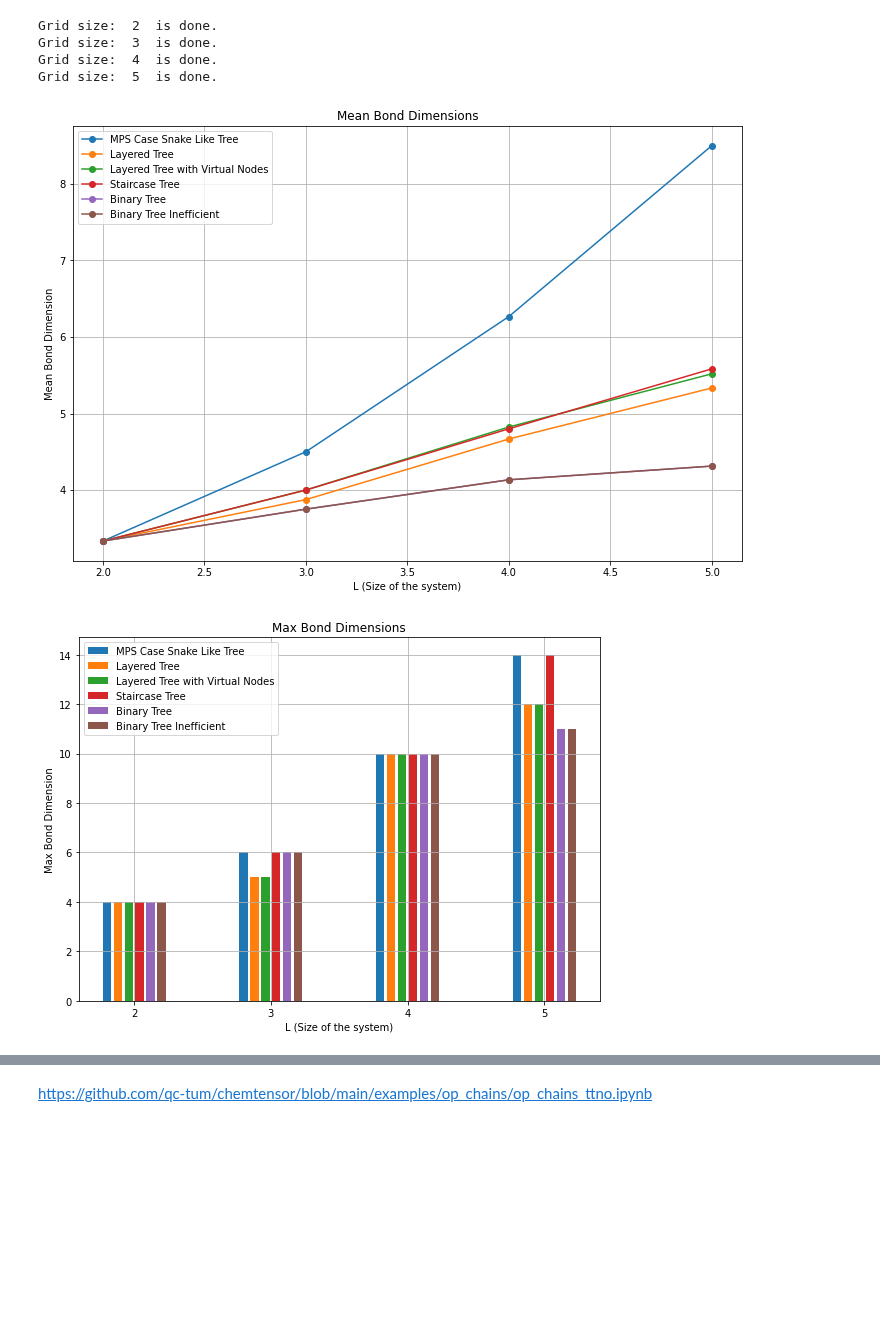
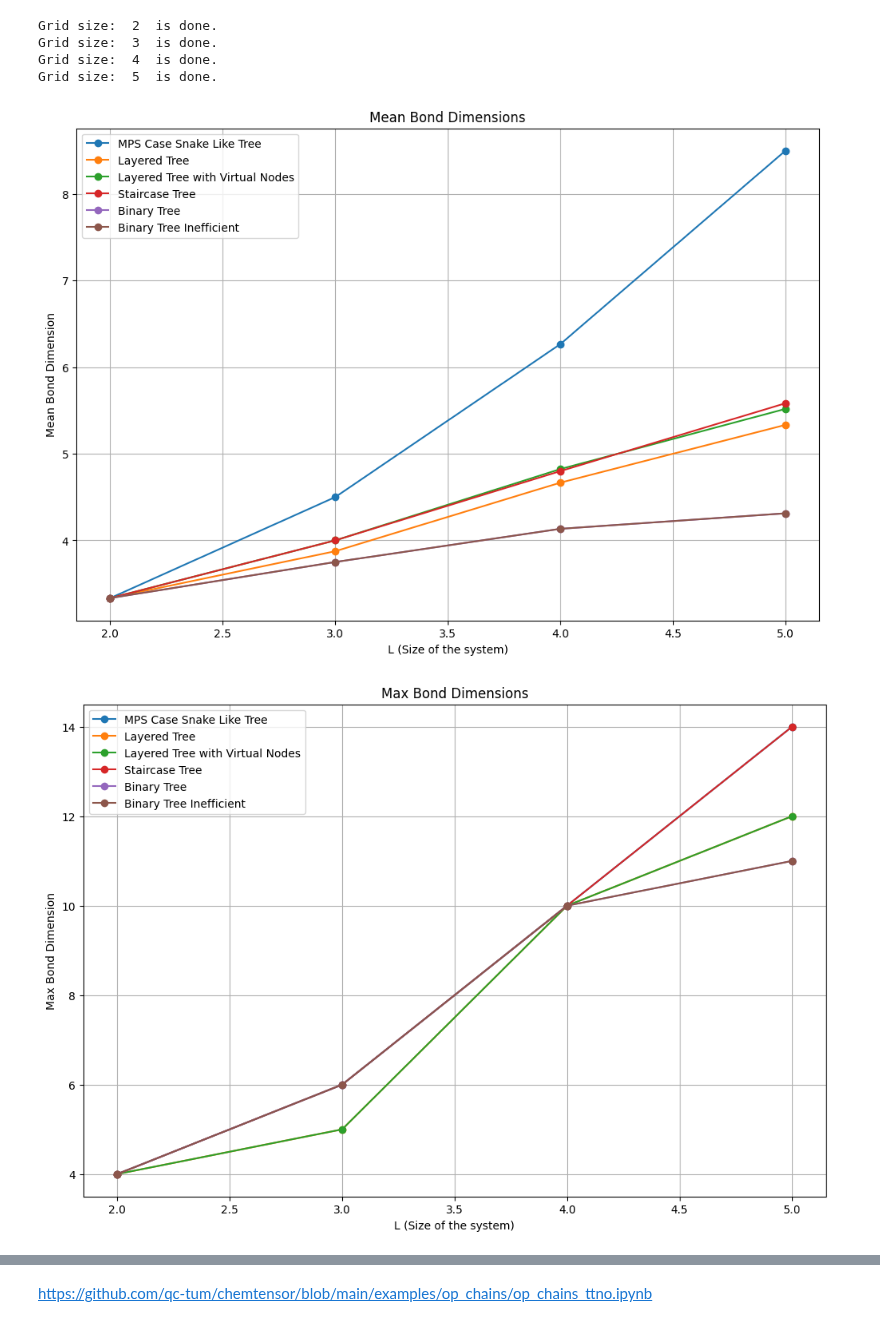
Before and after one commit to Drachier/PyTreeNet, a Jupyter notebook: example_notebooks/test_grid.ipynb, the cells around one changed output, grey strips where cells are left out. Saved outputs shown, nothing was run; the diff lists cells and outputs as text; code cells hidden in the pictures; blank space fills up the shorter version.

Commit message:
New coefficients tested - working

```diff
--- a/example_notebooks/test_grid.ipynb
+++ b/example_notebooks/test_grid.ipynb
@@ -593,31 +591,28 @@ def generate_hamiltonian(L, J, g):
 # %%
-def construct_hamiltonian(ham, coeffs_mapping, coeffs= None, ) -> ptn.Hamiltonian:
-
-    if coeffs is None:
-        coeffs = [1 for _ in range(len(ham))]
+def construct_hamiltonian(ham, coeffs_mapping ) -> ptn.Hamiltonian:
 
     paulis = ptn.pauli_matrices()
     conversion_dict = {"X": paulis[0], "Y": paulis[1], "Z": paulis[2], "I2": np.eye(2), "I1": np.eye(1)}
-    return ptn.Hamiltonian([ptn.TensorProduct(i) for i in ham], conversion_dictionary=conversion_dict, coeffs=coeffs, coeffs_mapping=coeffs_mapping)
+    return ptn.Hamiltonian([(frac,coeff,ptn.TensorProduct(term)) for frac,coeff,term in ham], conversion_dictionary=conversion_dict, coeffs_mapping=coeffs_mapping)
 # %%
-L = 5
+L = 2
 J = 1
 g = 1
 # %%
-ham, coeffs_mapping, coeffs = generate_hamiltonian(L, J, g)
+ham, coeffs_mapping = generate_hamiltonian(L, J, g)
 #print(coeffs)
 
 #for term, c in zip(ham, coeffs):
 #    print(term, c)
-
-#ttns_layered = construct_layered_tree(L)
+print(ham)
+ttns_layered = construct_layered_tree(L)
 #ttns_snake = construct_snake_like_tree(L)
 #ttns_layered_v = construct_layered_tree_with_virtual_nodes(L)
 #ttns_staircase = construct_staircase_tree(L)
-ttns_binary = construct_binary_tree(L)
+#ttns_binary = construct_binary_tree(L)
 
-hamiltonian = construct_hamiltonian(ham, coeffs_mapping, coeffs)
-hamiltonian_padded = hamiltonian.pad_with_identities(ttns_binary)
+hamiltonian = construct_hamiltonian(ham, coeffs_mapping)
+hamiltonian_padded = hamiltonian.pad_with_identities(ttns_layered)
 
 #ttns_virt = construct_reference_tree_virtual()
 #virt_ham = [ {"site1": "X", "site4": "X"} ]
@@ -628,10 +625,8 @@ hamiltonian_padded = hamiltonian.pad_with_identities(ttns_binary)
 ### The Single Term Diagrams
 # %%
 for i, term in enumerate(hamiltonian_padded.terms):
-    single_term_diag = ptn.SingleTermDiagram.from_single_term(term, ttns_binary)
+    single_term_diag = ptn.SingleTermDiagram.from_single_term(term, ttns_layered)
     print(f"State Diagram for term {i}")
     print(single_term_diag)
-    print("coeffs:", hamiltonian.coeffs[i])
-    print("-----------------")
 # %% [output]
 State Diagram for term 0
@@ -917,32 +912,48 @@ markers = ['o', 's', 'D', '^', 'v', 'p', '*', 'X', '<', '>']
 
 # Mean bond dimensions
 
 for name in ttns_names:
     plt.plot(L_values, results_mean[name], label=name, marker='o')
 plt.title("Mean Bond Dimensions")
 plt.xlabel("L (Size of the system)")
 plt.ylabel("Mean Bond Dimension")
 plt.legend()
 plt.grid(True)
+
+
+plt.figure(figsize=(12, 8))
+markers = ['o', 's', 'D', '^', 'v', 'p', '*', 'X', '<', '>']
+
+
+# Mean bond dimensions
+
+for name in ttns_names:
+    plt.plot(L_values, results_max[name], label=name, marker='o')
+plt.title("Max Bond Dimensions")
+plt.xlabel("L (Size of the system)")
+plt.ylabel("Max Bond Dimension")
+plt.legend()
+plt.grid(True)
+
 
 # Max bond dimensions
 plt.figure(figsize=(8, 6))
 bar_width = 0.08
 x_positions = np.arange(len(L_values))
 for i, name in enumerate(ttns_names):
     offset = i * bar_width
     plt.bar(x_positions + offset, results_max[name], width=bar_width-0.02, label=name)
 plt.xticks(x_positions + bar_width * (len(ttns_names) - 1) / 2, L_values)
 
 
 plt.title("Max Bond Dimensions")
 plt.xlabel("L (Size of the system)")
 plt.ylabel("Max Bond Dimension")
 plt.legend()
 plt.grid(True)
 
 plt.tight_layout()
 plt.show()
 # %% [output]
-[figure, old version]
+[figure, new version]
-[figure, old version]
+[figure, new version]
```
Also changed, not shown: parts of 5 cells of this notebook, 5 other files.
